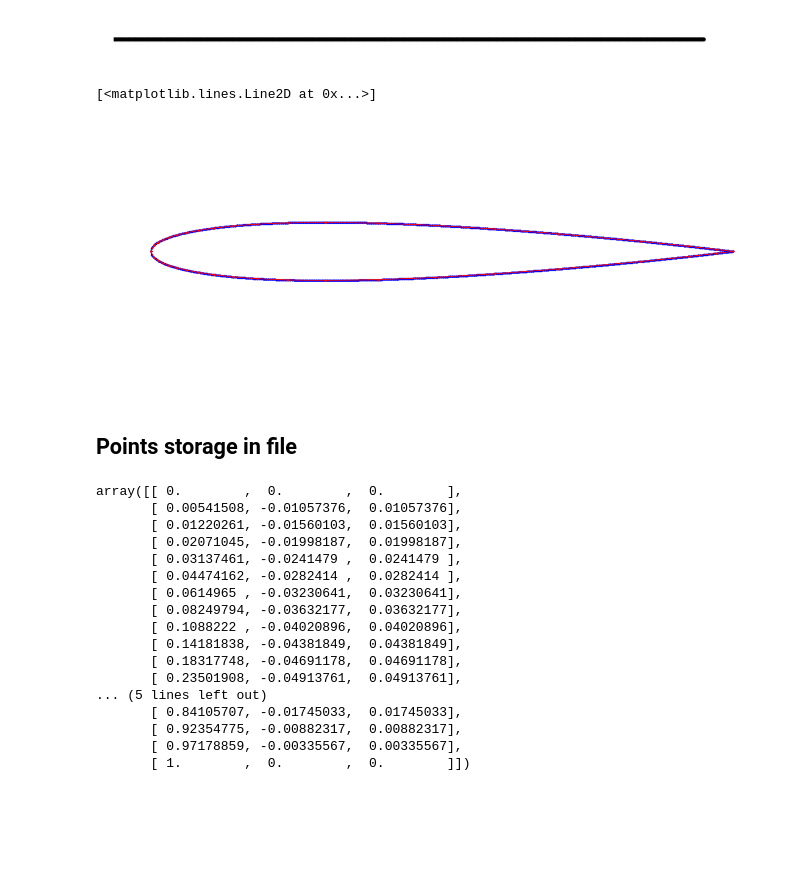
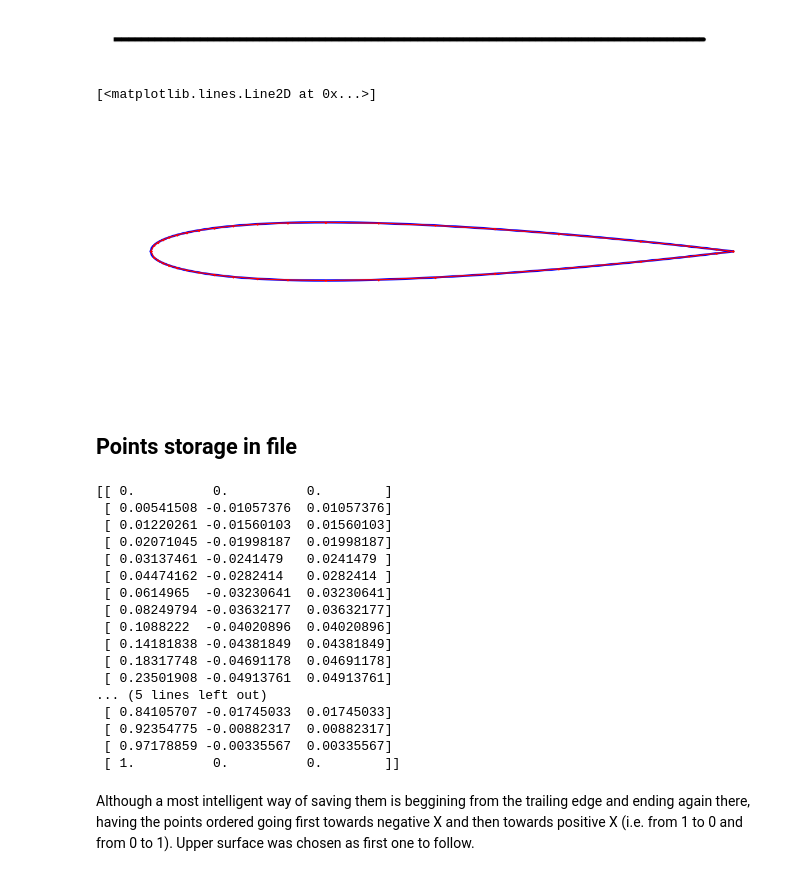
Before and after one commit to jlobatop/GA-CFD-MO, a Jupyter notebook: airfoil-parametrization/NACA_4digit.ipynb, the cells around one changed output. Drawn from its saved outputs; the diff is of its cells as text; code cells hidden in the pictures; blank space fills up the shorter version.

```diff
--- a/airfoil-parametrization/NACA_4digit.ipynb
+++ b/airfoil-parametrization/NACA_4digit.ipynb
@@ -216,47 +216,55 @@ Interpolating the whole bunch of points from xu matrix (and its respectives yu c
 grading_plot(xu)
 # %% [output]
 [figure]
+# %%
+def airfoilTrueX(newX, xu, yu, xl, yl):
+    yuAxis = np.interp(newX, xu, yu)
+    ylAxis = np.interp(newX, xl, yl)
+    return yuAxis, ylAxis
 # %%
-yuAxis = np.interp(xAxis, xu, yu)
-ylAxis = np.interp(xAxis, xl, yl)
+yuAxis, ylAxis = airfoilTrueX(xAxis, xu, yu, xl, yl)
 # %%
 fig = plt.gcf()
 fig.set_size_inches(20,8)
 plt.axis('equal')
 plt.axis('off')
-plt.plot(xu,yu,'b.-')
-plt.plot(xl,yl,'b.-')
-plt.plot(xAxis,yuAxis,'r.-')
-plt.plot(xAxis,ylAxis,'r.-')
+plt.plot(xu,yu,'b',linewidth = 4)
+plt.plot(xl,yl,'b',linewidth = 4)
+plt.plot(xAxis,yuAxis,'r.-', linewidth = 2)
+plt.plot(xAxis,ylAxis,'r.-', linewidth = 2)
 # %% [output]
 [<matplotlib.lines.Line2D at 0x...>]
-[figure, old version]
+[figure, new version]
 # %% [markdown]
 ## Points storage in file
 # %%
-profile = np.zeros((np.shape(xAxis)[0],3))
-profile[:, 0] = xAxis
-profile[:, 1] = ylAxis
-profile[:, 2] = yuAxis
+prof = np.zeros((np.shape(xAxis)[0],3))
+prof[:, 0] = xAxis
+prof[:, 1] = ylAxis
+prof[:, 2] = yuAxis
 
 #let's force the leading edge to be (0,0,0) and the trailing edge to be (1,0,0) to avoid too small numerical values
-profile[0,:] = np.array([0.0,0.0,0.0])
-profile[-1,:] = np.array([1.0,0.0,0.0])
+prof[0,:] = np.array([0.0,0.0,0.0])
+prof[-1,:] = np.array([1.0,0.0,0.0])
+
+print(prof)
 # %% [output]
-array([[ 0.        ,  0.        ,  0.        ],
-       [ 0.00541508, -0.01057376,  0.01057376],
-       [ 0.01220261, -0.01560103,  0.01560103],
-       [ 0.02071045, -0.01998187,  0.01998187],
-       [ 0.03137461, -0.0241479 ,  0.0241479 ],
-       [ 0.04474162, -0.0282414 ,  0.0282414 ],
-       [ 0.0614965 , -0.03230641,  0.03230641],
-       [ 0.08249794, -0.03632177,  0.03632177],
-       [ 0.1088222 , -0.04020896,  0.04020896],
-       [ 0.14181838, -0.04381849,  0.04381849],
-       [ 0.18317748, -0.04691178,  0.04691178],
-       [ 0.23501908, -0.04913761,  0.04913761],
+[[ 0.          0.          0.        ]
+ [ 0.00541508 -0.01057376  0.01057376]
+ [ 0.01220261 -0.01560103  0.01560103]
+ [ 0.02071045 -0.01998187  0.01998187]
+ [ 0.03137461 -0.0241479   0.0241479 ]
+ [ 0.04474162 -0.0282414   0.0282414 ]
+ [ 0.0614965  -0.03230641  0.03230641]
+ [ 0.08249794 -0.03632177  0.03632177]
+ [ 0.1088222  -0.04020896  0.04020896]
+ [ 0.14181838 -0.04381849  0.04381849]
+ [ 0.18317748 -0.04691178  0.04691178]
+ [ 0.23501908 -0.04913761  0.04913761]
 ... (5 lines left out)
-       [ 0.84105707, -0.01745033,  0.01745033],
-       [ 0.92354775, -0.00882317,  0.00882317],
-       [ 0.97178859, -0.00335567,  0.00335567],
-       [ 1.        ,  0.        ,  0.        ]])
+ [ 0.84105707 -0.01745033  0.01745033]
+ [ 0.92354775 -0.00882317  0.00882317]
+ [ 0.97178859 -0.00335567  0.00335567]
+ [ 1.          0.          0.        ]]
+# %% [markdown]
+Although a most intelligent way of saving them is beggining from the trailing edge and ending again there, having the points ordered going first towards negative X and then towards positive X (i.e. from 1 to 0 and from 0 to 1). Upper surface was chosen as first one to follow.
```
Also changed, not shown: parts of 1 cell of this notebook, 16 other files.
